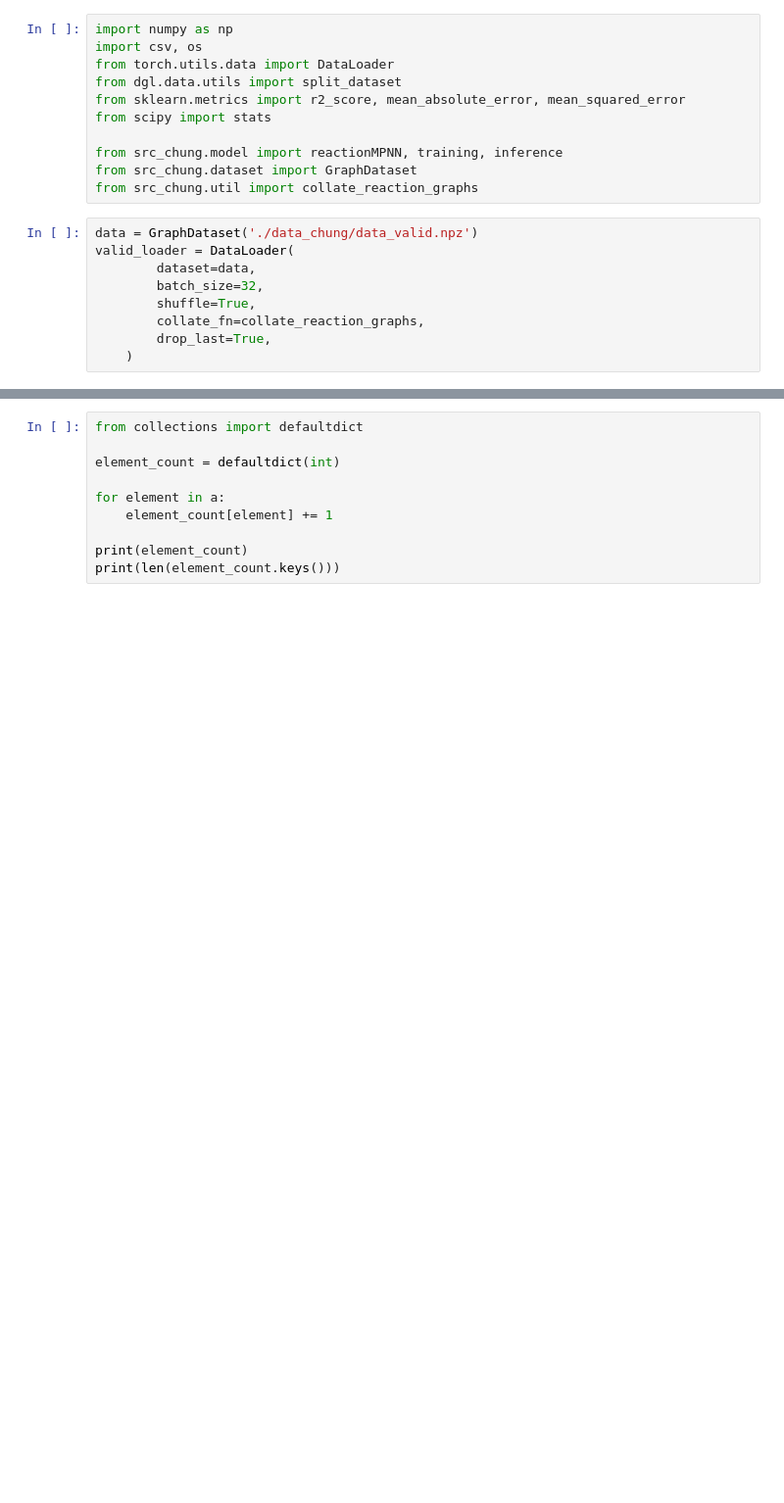
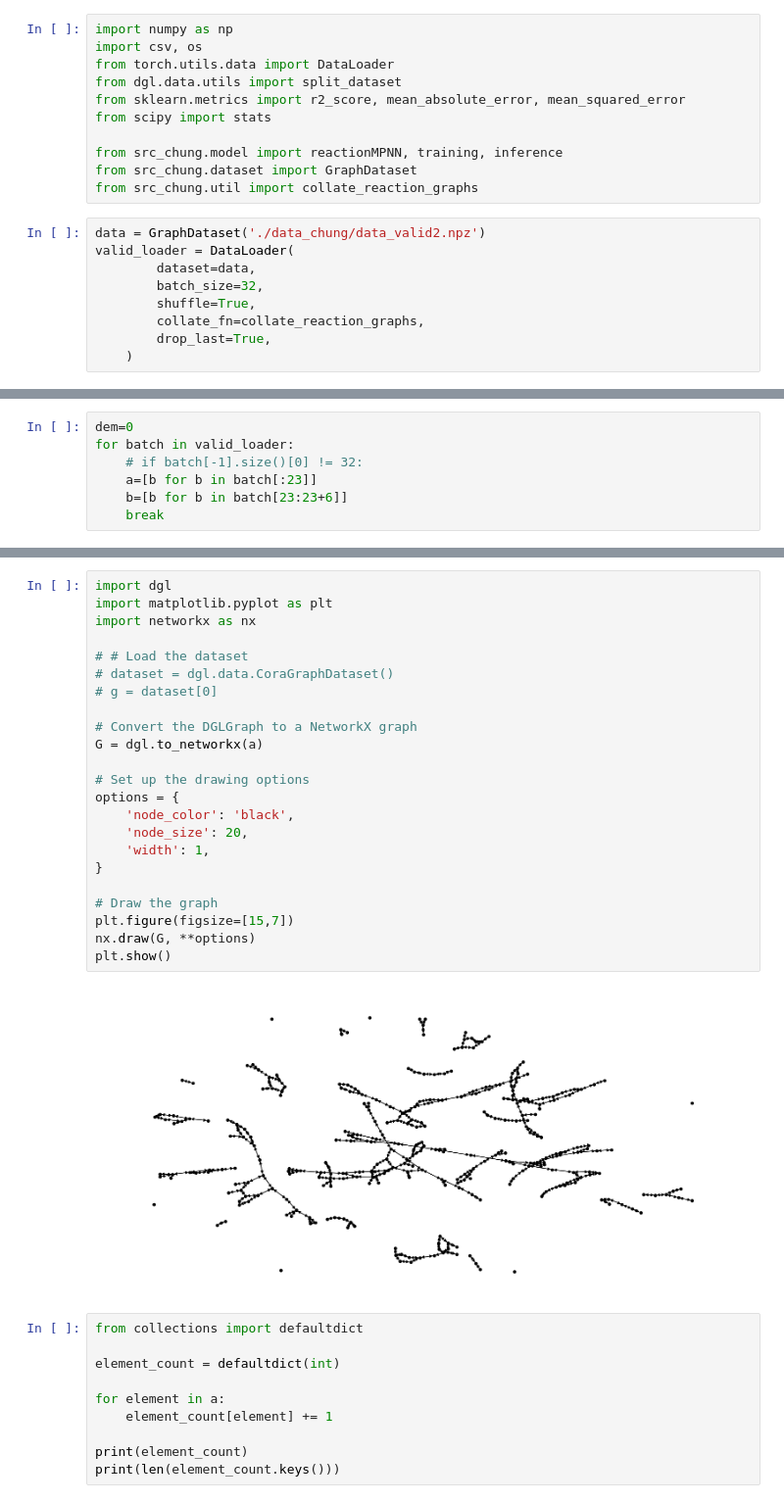
Before and after one commit to phuocchung123/kaggle_recat, a Jupyter notebook: draft.ipynb, the cells around one changed output, grey strips where cells are left out. Shown at 98% size. Cells and saved outputs as stored; diff of their text form; blank space fills up the shorter version.

```diff
--- a/draft.ipynb
+++ b/draft.ipynb
@@ -10,7 +32,7 @@ from src_chung.model import reactionMPNN, training, inference
 from src_chung.dataset import GraphDataset
 from src_chung.util import collate_reaction_graphs
 # %%
-data = GraphDataset('./data_chung/data_valid.npz')
+data = GraphDataset('./data_chung/data_valid2.npz')
 valid_loader = DataLoader(
         dataset=data,
         batch_size=32,
@@ -20,0 +50,7 @@ valid_loader = DataLoader(
+# %%
+dem=0
+for batch in valid_loader:
+    # if batch[-1].size()[0] != 32:
+    a=[b for b in batch[:23]]
+    b=[b for b in batch[23:23+6]]
+    break
@@ -26,3 +128,28 @@ for batch in valid_loader:
+# %%
+import dgl
+import matplotlib.pyplot as plt
+import networkx as nx
+
+# # Load the dataset
+# dataset = dgl.data.CoraGraphDataset()
+# g = dataset[0]
+
+# Convert the DGLGraph to a NetworkX graph
+G = dgl.to_networkx(a)
+
+# Set up the drawing options
+options = {
+    'node_color': 'black',
+    'node_size': 20,
+    'width': 1,
+}
+
+# Draw the graph
+plt.figure(figsize=[15,7])
+nx.draw(G, **options)
+plt.show()
+# %% [output]
+[figure, added]
 # %%
 from collections import defaultdict
 
```
Also changed, not shown: parts of 17 cells of this notebook, 5 other files.
